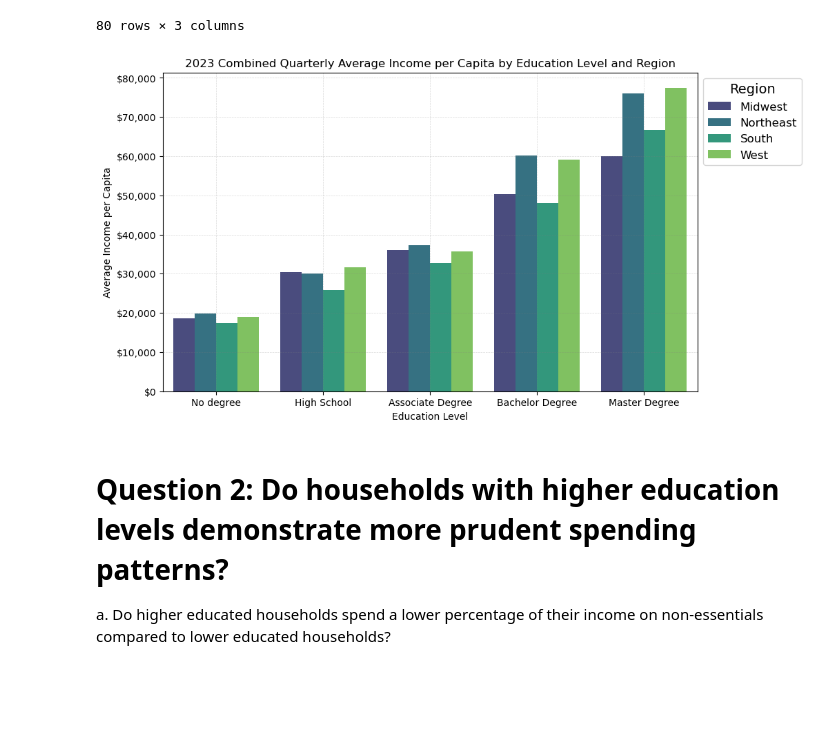
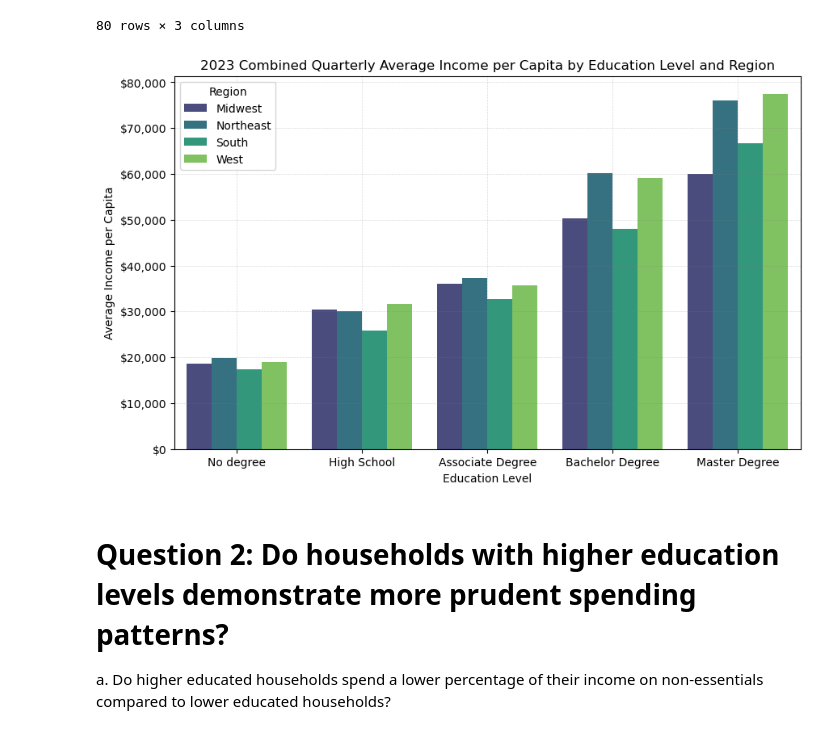
Before and after one commit to Leslygcruz/Educationproj, a Jupyter notebook: notebooks/Education_capstone.ipynb, the cells around one changed output. Cells and saved outputs as stored; diff of their text form; code cells hidden in the pictures; blank space fills up the shorter version.

```diff
--- a/notebooks/Education_capstone.ipynb
+++ b/notebooks/Education_capstone.ipynb
@@ -552,18 +552,18 @@ avgquarterlyeducinc.to_csv('Avg Income',index=False)
 # %%
 import matplotlib.ticker as ticker
 plt.figure(figsize=(10, 6))
 sns.barplot(data=avgquarterlyeducinc, x='Education level', y='Income per Capita', hue='Region', palette='viridis')#palette='mako')#palette='ocean')#palette='PuBuGn')
 plt.title('2023 Combined Quarterly Average Income per Capita by Education Level and Region')
 plt.xlabel('Education Level')
 plt.ylabel('Average Income per Capita')
-plt.legend(title='Region', loc='upper left', bbox_to_anchor=(1, 1), fontsize=12, title_fontsize=14)
+plt.legend(title='Region', loc='upper left')
 ax= plt.gca()
 ax.yaxis.set_major_formatter(ticker.StrMethodFormatter('${x:,.0f}'))
 plt.grid(color = 'grey', linestyle = '--', linewidth = 0.5,alpha=0.3)
-plt.savefig('avg income.png', transparent=True)
+plt.savefig('avgincome.png', transparent=True, bbox_inches='tight')
 plt.show()
 # %% [output]
-[figure, old version]
+[figure, new version]
 # %% [markdown]
 # Question 2: Do households with higher education levels demonstrate more prudent spending patterns?
 a. Do higher educated households spend a lower percentage of their income on non-essentials compared to lower educated households?
```
Also changed, not shown: parts of 20 cells of this notebook, 12 other files.
